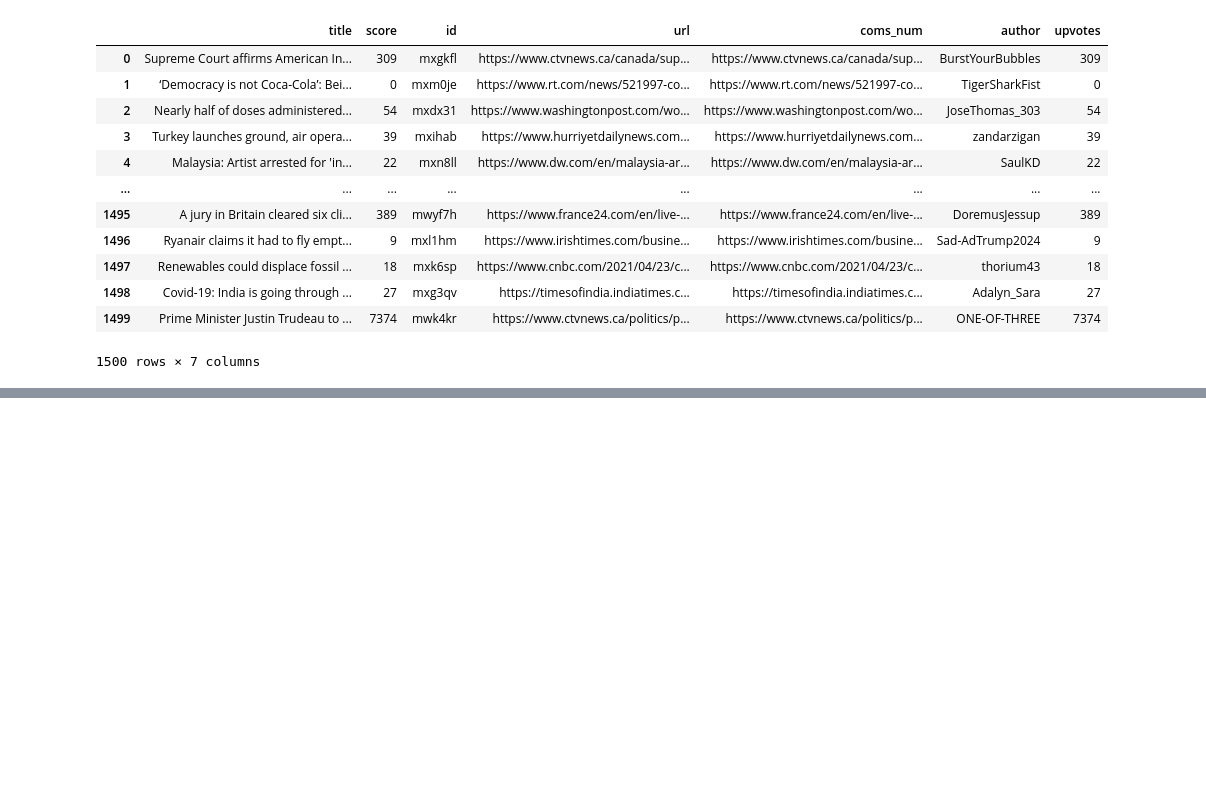
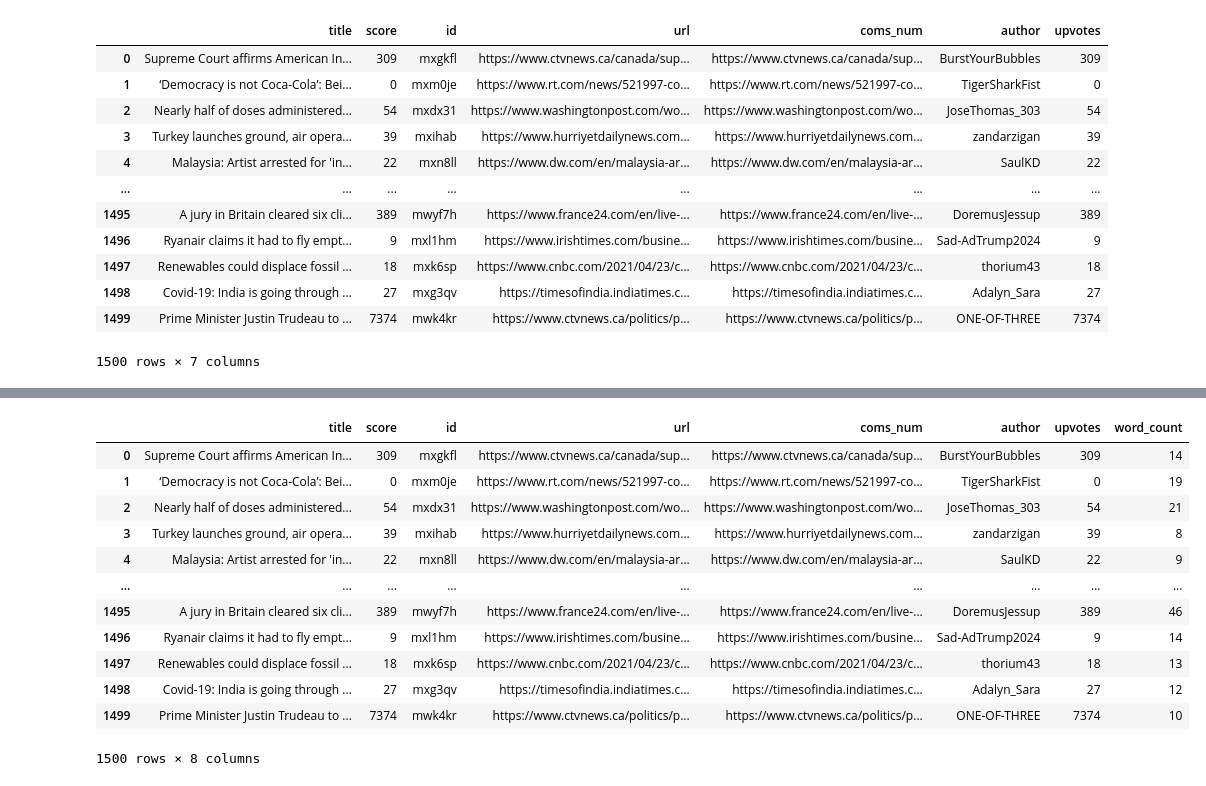
Before and after one commit to evan-dimartinis/447-Project, a Jupyter notebook: ProjectStart.ipynb, the cells around one changed output, grey strips where cells are left out. Cells and saved outputs as stored; diff of their text form; code cells hidden in the pictures; blank space fills up the shorter version.

```diff
--- a/ProjectStart.ipynb
+++ b/ProjectStart.ipynb
@@ -205,0 +223,17 @@ Version 7.0.0 of praw is outdated. Version 7.2.0 was released Wednesday February
+# %%
+test_df['word_count'] = test_df['title'].apply(lambda x: len(str(x).split(' ')))
+test_df
+# %% [output]
+|  | title | score | id | url | coms_num | author | upvotes | word_count |
+| 0 | Supreme Court affirms American In... | 309 | mxgkfl | https://www.ctvnews.ca/canada/sup... | https://www.ctvnews.ca/canada/sup... | BurstYourBubbles | 309 | 14 |
+| 1 | ‘Democracy is not Coca-Cola’: Bei... | 0 | mxm0je | https://www.rt.com/news/521997-co... | https://www.rt.com/news/521997-co... | TigerSharkFist | 0 | 19 |
+| 2 | Nearly half of doses administered... | 54 | mxdx31 | https://www.washingtonpost.com/wo... | https://www.washingtonpost.com/wo... | JoseThomas_303 | 54 | 21 |
+| 3 | Turkey launches ground, air opera... | 39 | mxihab | https://www.hurriyetdailynews.com... | https://www.hurriyetdailynews.com... | zandarzigan | 39 | 8 |
+| 4 | Malaysia: Artist arrested for 'in... | 22 | mxn8ll | https://www.dw.com/en/malaysia-ar... | https://www.dw.com/en/malaysia-ar... | SaulKD | 22 | 9 |
+| ... | ... | ... | ... | ... | ... | ... | ... | ... |
+| 1495 | A jury in Britain cleared six cli... | 389 | mwyf7h | https://www.france24.com/en/live-... | https://www.france24.com/en/live-... | DoremusJessup | 389 | 46 |
+| 1496 | Ryanair claims it had to fly empt... | 9 | mxl1hm | https://www.irishtimes.com/busine... | https://www.irishtimes.com/busine... | Sad-AdTrump2024 | 9 | 14 |
+| 1497 | Renewables could displace fossil ... | 18 | mxk6sp | https://www.cnbc.com/2021/04/23/c... | https://www.cnbc.com/2021/04/23/c... | thorium43 | 18 | 13 |
+| 1498 | Covid-19: India is going through ... | 27 | mxg3qv | https://timesofindia.indiatimes.c... | https://timesofindia.indiatimes.c... | Adalyn_Sara | 27 | 12 |
+| 1499 | Prime Minister Justin Trudeau to ... | 7374 | mwk4kr | https://www.ctvnews.ca/politics/p... | https://www.ctvnews.ca/politics/p... | ONE-OF-THREE | 7374 | 10 |
+1500 rows × 8 columns
```
Also changed, not shown: parts of 6 cells of this notebook, 1 other file.
